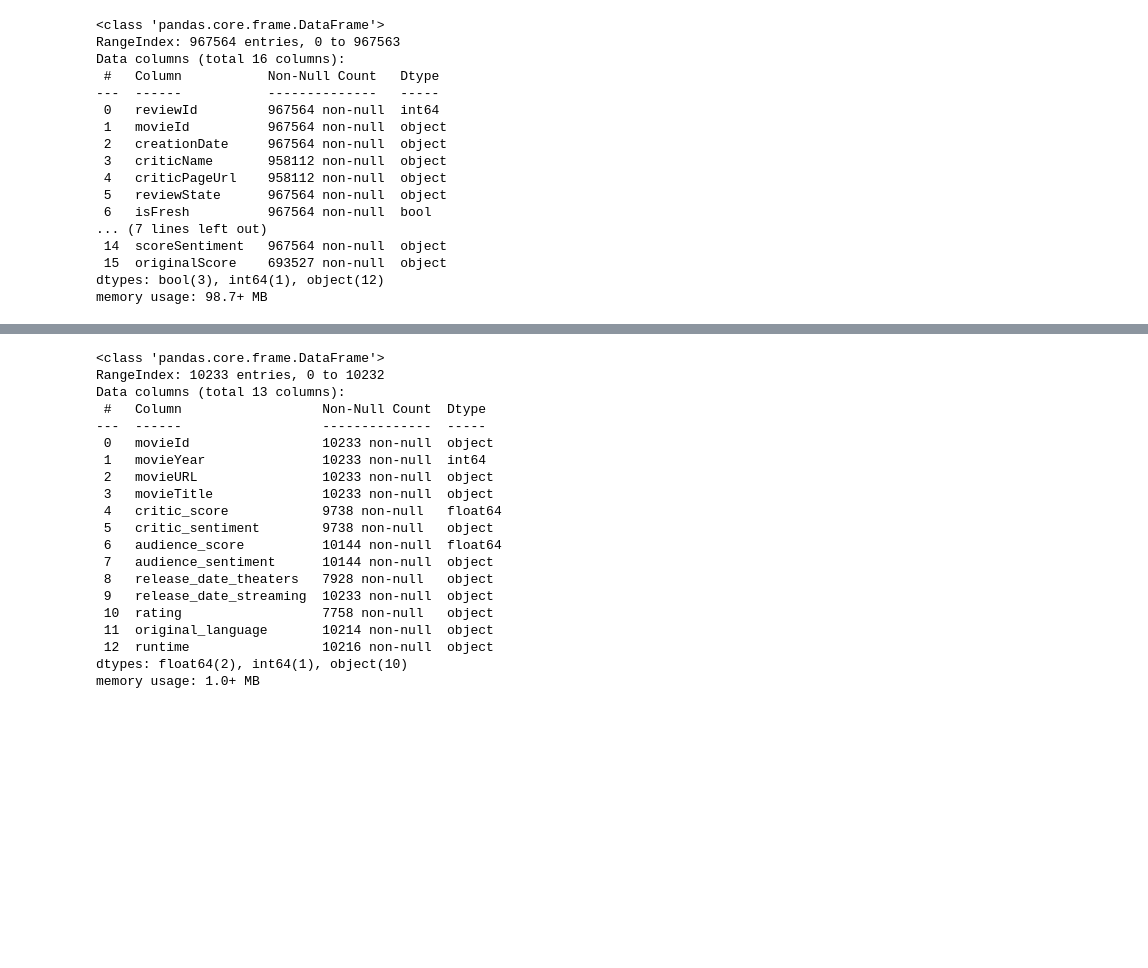
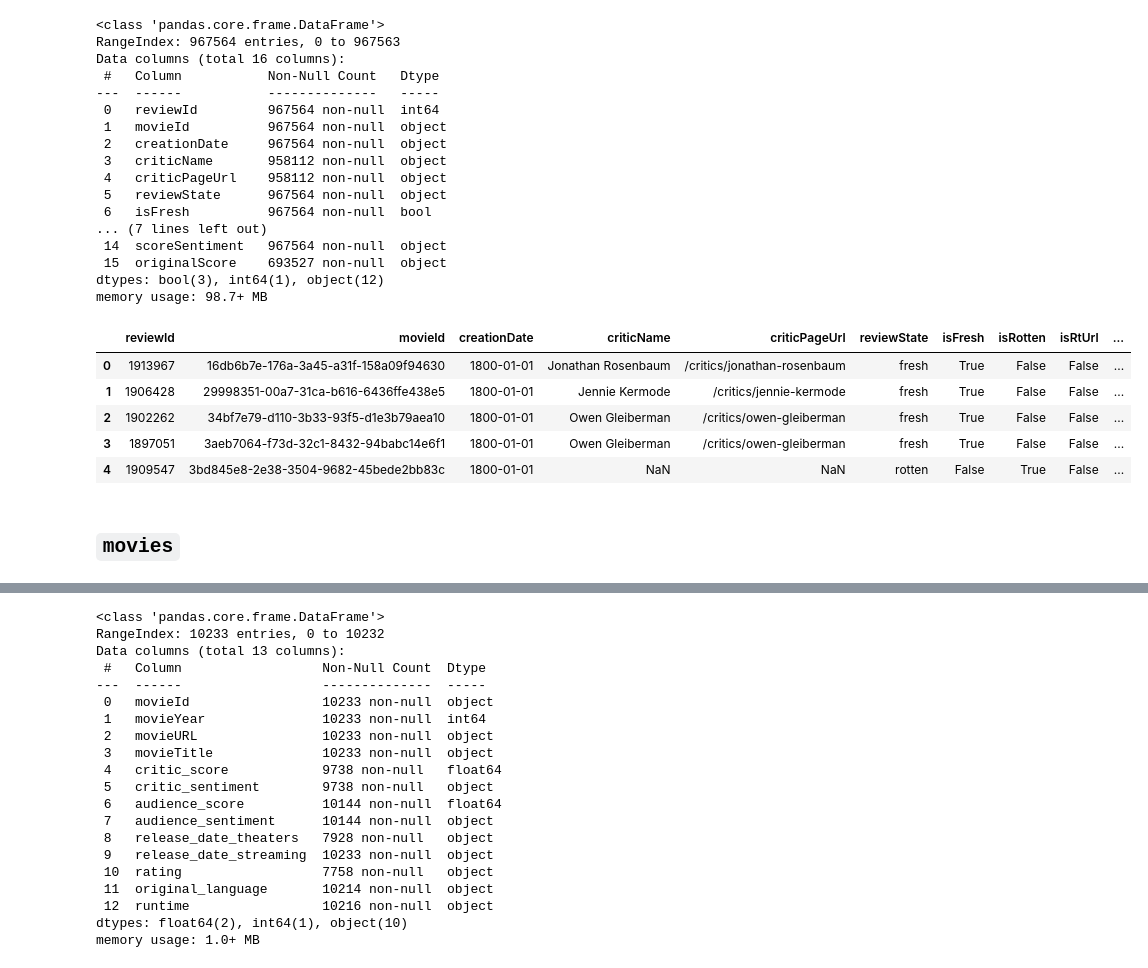
Before and after one commit to chingu-voyages/v51-tier3-team-39, a Jupyter notebook: chingu.ipynb, the cells around one changed output, grey strips where cells are left out. Saved outputs shown, nothing was run; the diff lists cells and outputs as text; code cells hidden in the pictures; blank space fills up the shorter version.

```diff
--- a/chingu.ipynb
+++ b/chingu.ipynb
@@ -34,3 +59,14 @@ Data columns (total 16 columns):
  15  originalScore    693527 non-null  object
 dtypes: bool(3), int64(1), object(12)
 memory usage: 98.7+ MB
+# %%
+critic_reviews.head()
+# %% [output]
+|  | reviewId | movieId | creationDate | criticName | criticPageUrl | reviewState | isFresh | isRotten | isRtUrl | ... |
+| 0 | 1913967 | 16db6b7e-176a-3a45-a31f-158a09f94630 | 1800-01-01 | Jonathan Rosenbaum | /critics/jonathan-rosenbaum | fresh | True | False | False | ... |
+| 1 | 1906428 | 29998351-00a7-31ca-b616-6436ffe438e5 | 1800-01-01 | Jennie Kermode | /critics/jennie-kermode | fresh | True | False | False | ... |
+| 2 | 1902262 | 34bf7e79-d110-3b33-93f5-d1e3b79aea10 | 1800-01-01 | Owen Gleiberman | /critics/owen-gleiberman | fresh | True | False | False | ... |
+| 3 | 1897051 | 3aeb7064-f73d-32c1-8432-94babc14e6f1 | 1800-01-01 | Owen Gleiberman | /critics/owen-gleiberman | fresh | True | False | False | ... |
+| 4 | 1909547 | 3bd845e8-2e38-3504-9682-45bede2bb83c | 1800-01-01 | NaN | NaN | rotten | False | True | False | ... |
+# %% [markdown]
+## `movies`
```
Also changed, not shown: parts of 8 cells of this notebook.
